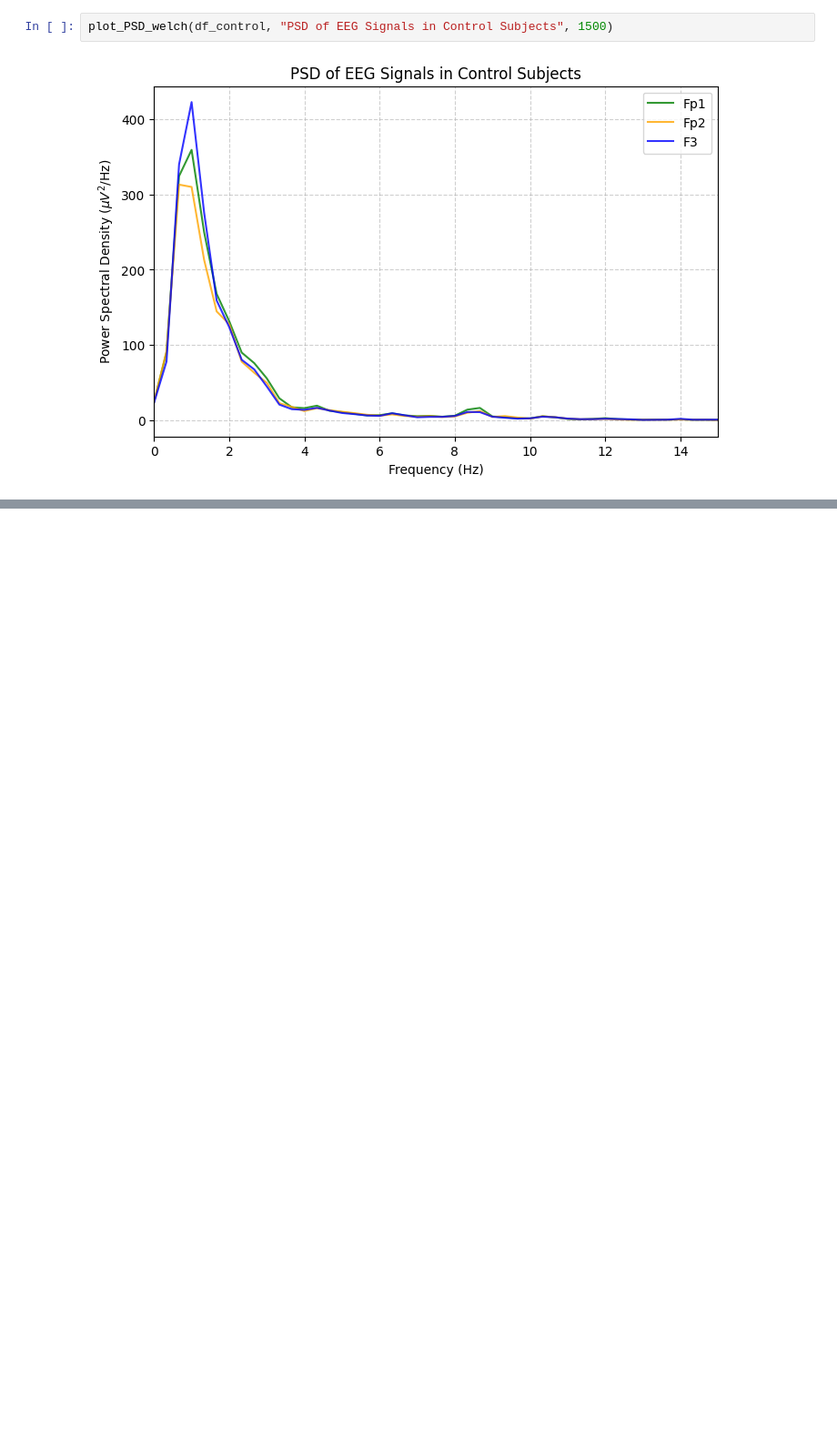
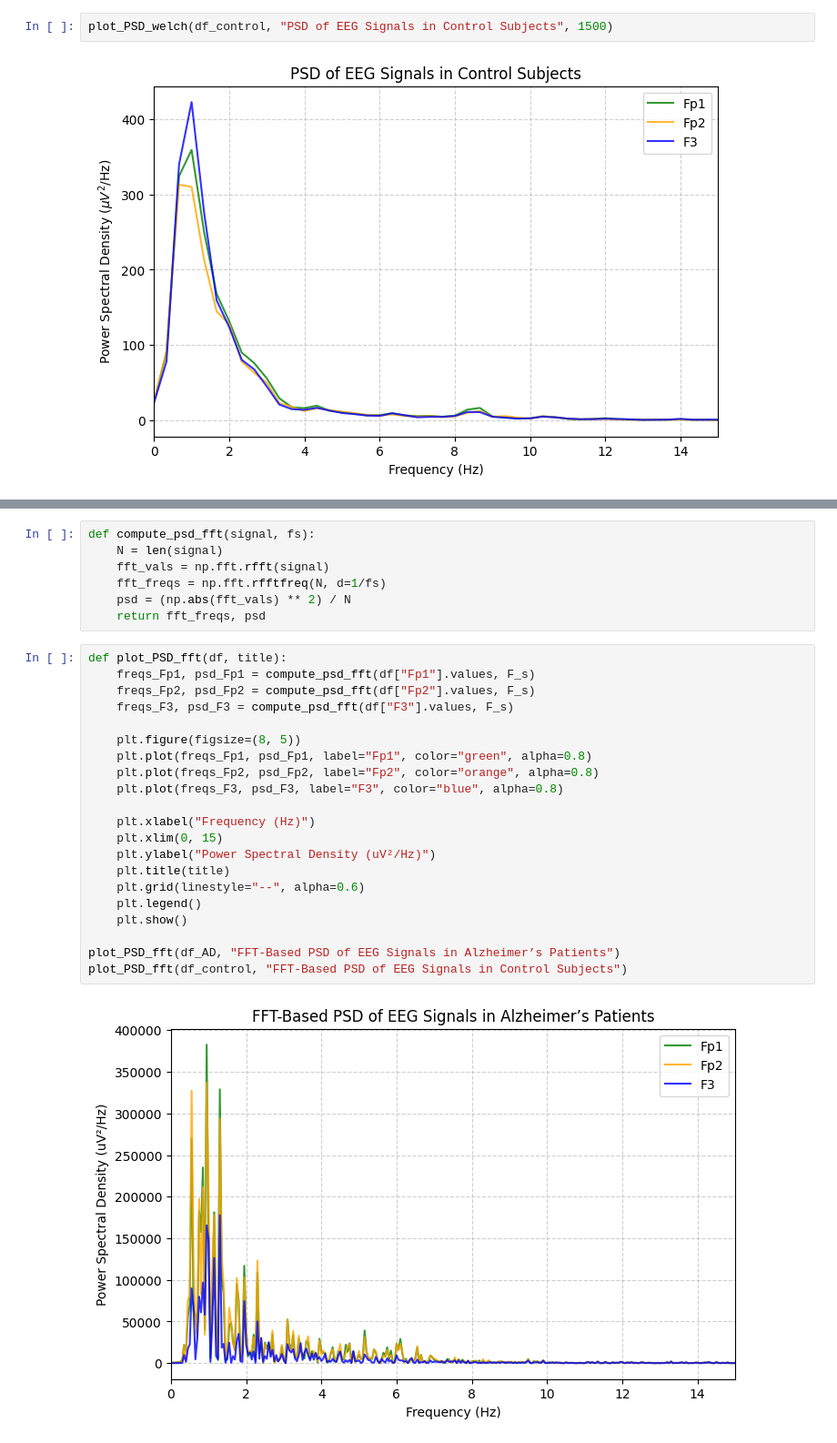
Before and after one commit to Aaron3963/COGS118C_Project, a Jupyter notebook: project.ipynb, the cells around one changed output, grey strips where cells are left out. Shown at 91% size. Cells and saved outputs as stored; diff of their text form; blank space fills up the shorter version.

```diff
--- a/project.ipynb
+++ b/project.ipynb
@@ -146,0 +153,30 @@ plot_PSD_welch(df_control, "PSD of EEG Signals in Control Subjects", 1500)
+# %%
+def compute_psd_fft(signal, fs):
+    N = len(signal)
+    fft_vals = np.fft.rfft(signal)
+    fft_freqs = np.fft.rfftfreq(N, d=1/fs)
+    psd = (np.abs(fft_vals) ** 2) / N
+    return fft_freqs, psd
+# %%
+def plot_PSD_fft(df, title):
+    freqs_Fp1, psd_Fp1 = compute_psd_fft(df["Fp1"].values, F_s)
+    freqs_Fp2, psd_Fp2 = compute_psd_fft(df["Fp2"].values, F_s)
+    freqs_F3, psd_F3 = compute_psd_fft(df["F3"].values, F_s)
+
+    plt.figure(figsize=(8, 5))
+    plt.plot(freqs_Fp1, psd_Fp1, label="Fp1", color="green", alpha=0.8)
+    plt.plot(freqs_Fp2, psd_Fp2, label="Fp2", color="orange", alpha=0.8)
+    plt.plot(freqs_F3, psd_F3, label="F3", color="blue", alpha=0.8)
+
+    plt.xlabel("Frequency (Hz)")
+    plt.xlim(0, 15)
+    plt.ylabel("Power Spectral Density (uV²/Hz)")
+    plt.title(title)
+    plt.grid(linestyle="--", alpha=0.6)
+    plt.legend()
+    plt.show()
+
+plot_PSD_fft(df_AD, "FFT-Based PSD of EEG Signals in Alzheimer’s Patients")
+plot_PSD_fft(df_control, "FFT-Based PSD of EEG Signals in Control Subjects")
+# %% [output]
+[figure, added]
```
Also changed, not shown: parts of 3 cells of this notebook.
